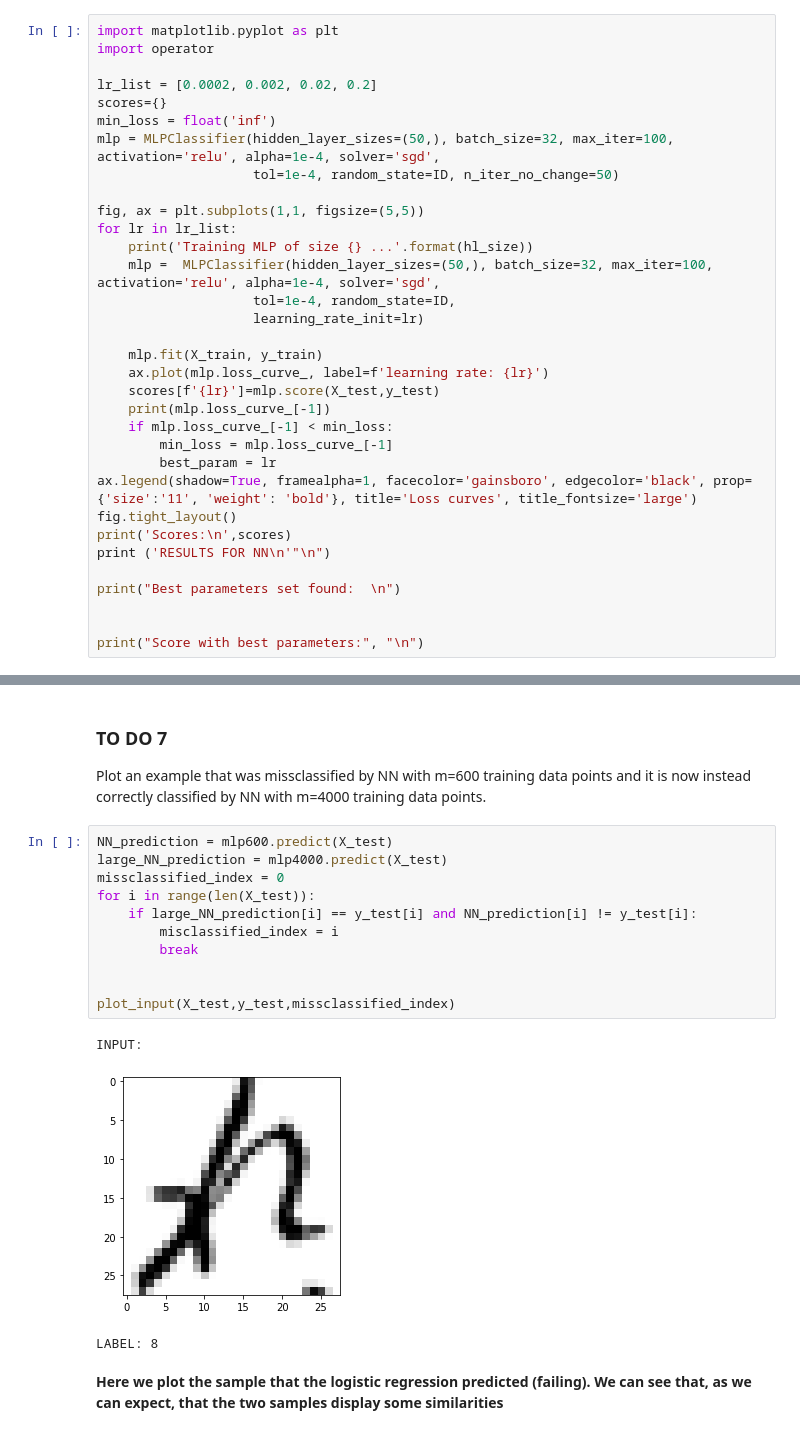
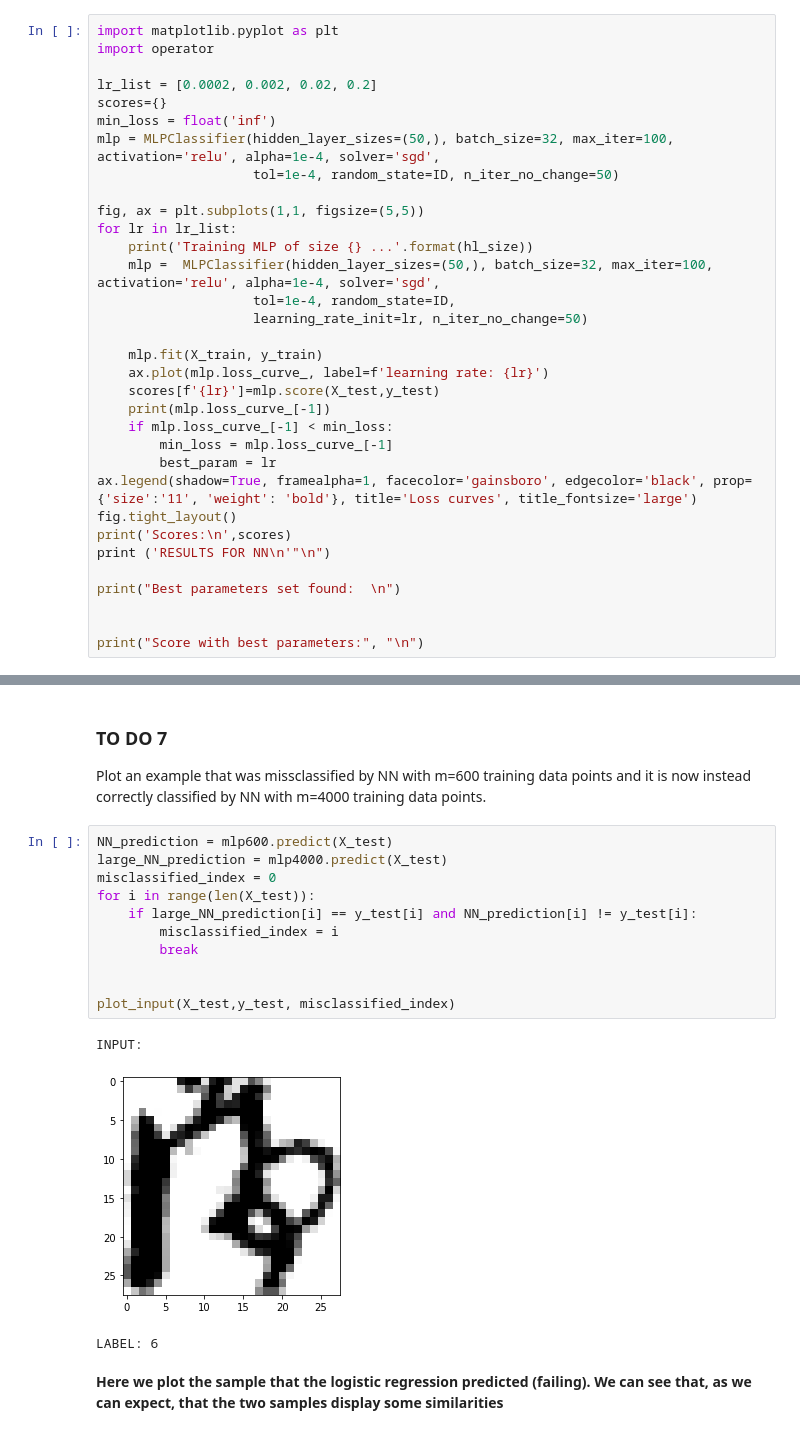
Before and after one commit to tommasoamico/machine_learning, a Jupyter notebook: lab3/LAB3_Characters_Classification_with_Neural_Networks.ipynb, the cells around one changed output, grey strips where cells are left out. Saved outputs shown, nothing was run; the diff lists cells and outputs as text.

Commit message:
fixed missclassified index plot

```diff
--- a/lab3/LAB3_Characters_Classification_with_Neural_Networks.ipynb
+++ b/lab3/LAB3_Characters_Classification_with_Neural_Networks.ipynb
@@ -345,7 +345,7 @@ for lr in lr_list:
     print('Training MLP of size {} ...'.format(hl_size))
     mlp =  MLPClassifier(hidden_layer_sizes=(50,), batch_size=32, max_iter=100, activation='relu', alpha=1e-4, solver='sgd',
                     tol=1e-4, random_state=ID,
-                    learning_rate_init=lr)
+                    learning_rate_init=lr, n_iter_no_change=50)
 
     mlp.fit(X_train, y_train)
     ax.plot(mlp.loss_curve_, label=f'learning rate: {lr}')
@@ -487,18 +487,18 @@ Plot an example that was missclassified by NN with m=600 training data points an
 # %%
 NN_prediction = mlp600.predict(X_test)
 large_NN_prediction = mlp4000.predict(X_test)
-missclassified_index = 0
+misclassified_index = 0
 for i in range(len(X_test)):
     if large_NN_prediction[i] == y_test[i] and NN_prediction[i] != y_test[i]:
         misclassified_index = i
         break
 
 
-plot_input(X_test,y_test,missclassified_index)
+plot_input(X_test,y_test, misclassified_index)
 # %% [output]
 INPUT:
-[figure, old version]
+[figure, new version]
-LABEL: 8
+LABEL: 6
 # %% [markdown]
 **Here we plot the sample that the logistic regression predicted (failing). We can see that, as we can expect, that the two samples display some similarities**
 # %%
```
Also changed, not shown: parts of 5 cells of this notebook.
